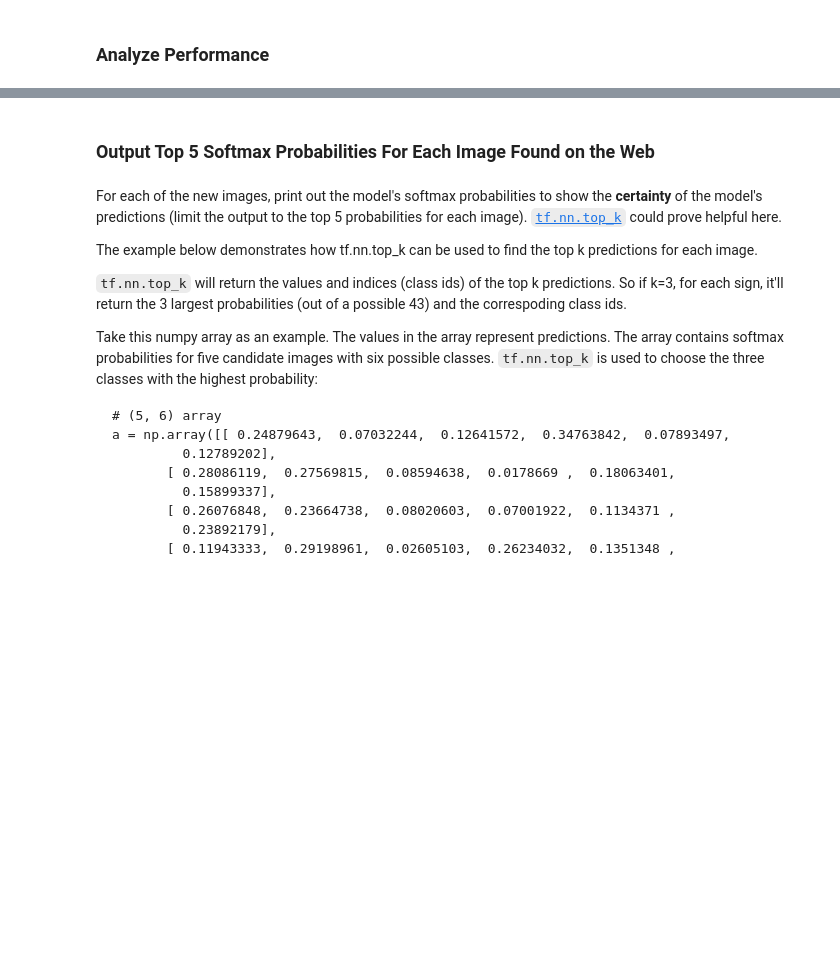
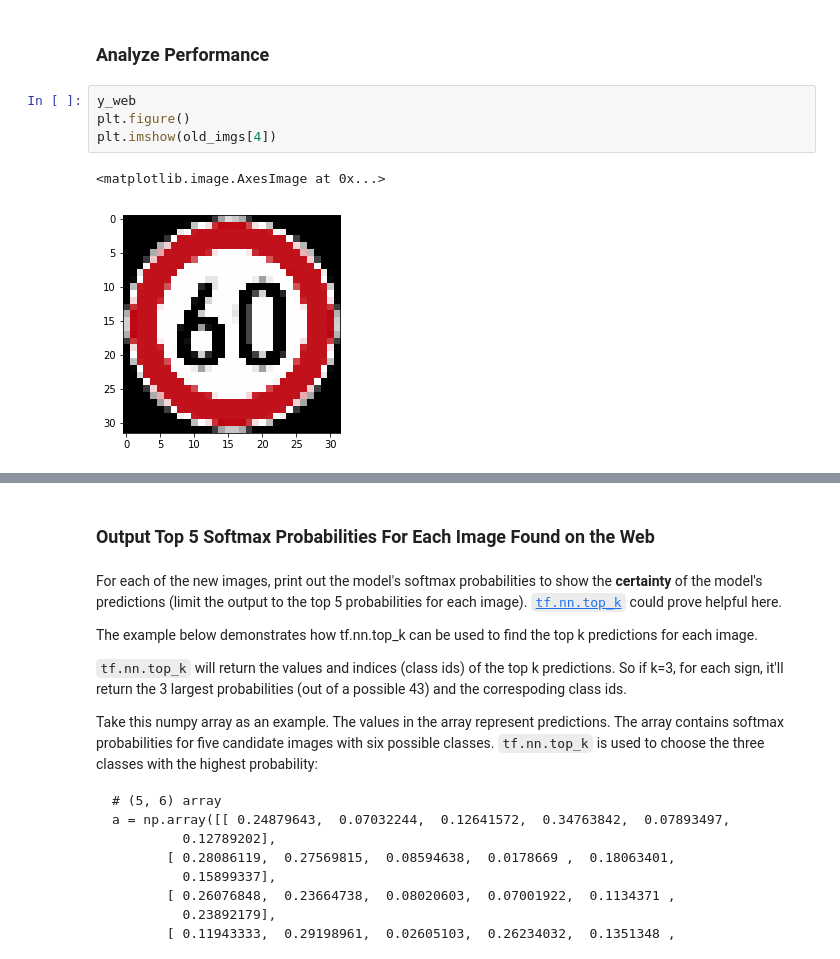
Before and after one commit to EmilePapillon/CarND-Traffic-Sign-Classifier-Project, a Jupyter notebook: Traffic_Sign_Classifier.ipynb, the cells around one changed output, grey strips where cells are left out. Cells and saved outputs as stored; diff of their text form; blank space fills up the shorter version.

```diff
--- a/Traffic_Sign_Classifier.ipynb
+++ b/Traffic_Sign_Classifier.ipynb
@@ -658,5 +651,12 @@ These predictions are: [ True False False False False]
 # %% [markdown]
 ### Analyze Performance
+# %%
+y_web
+plt.figure()
+plt.imshow(old_imgs[4])
+# %% [output]
+<matplotlib.image.AxesImage at 0x...>
+[figure, added]
 # %%
 ### Calculate the accuracy for these 5 new images.
 ### For example, if the model predicted 1 out of 5 signs correctly, it's 20% accurate on these new images.
```
Also changed, not shown: parts of 8 cells of this notebook, 2 other files.
